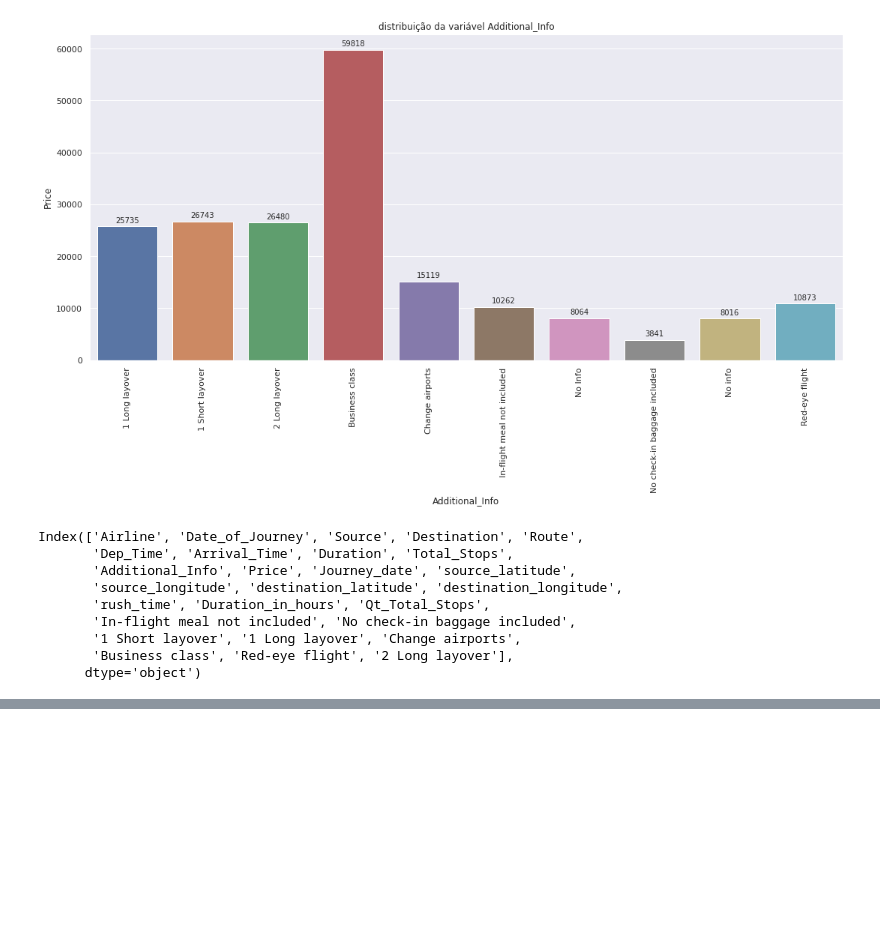
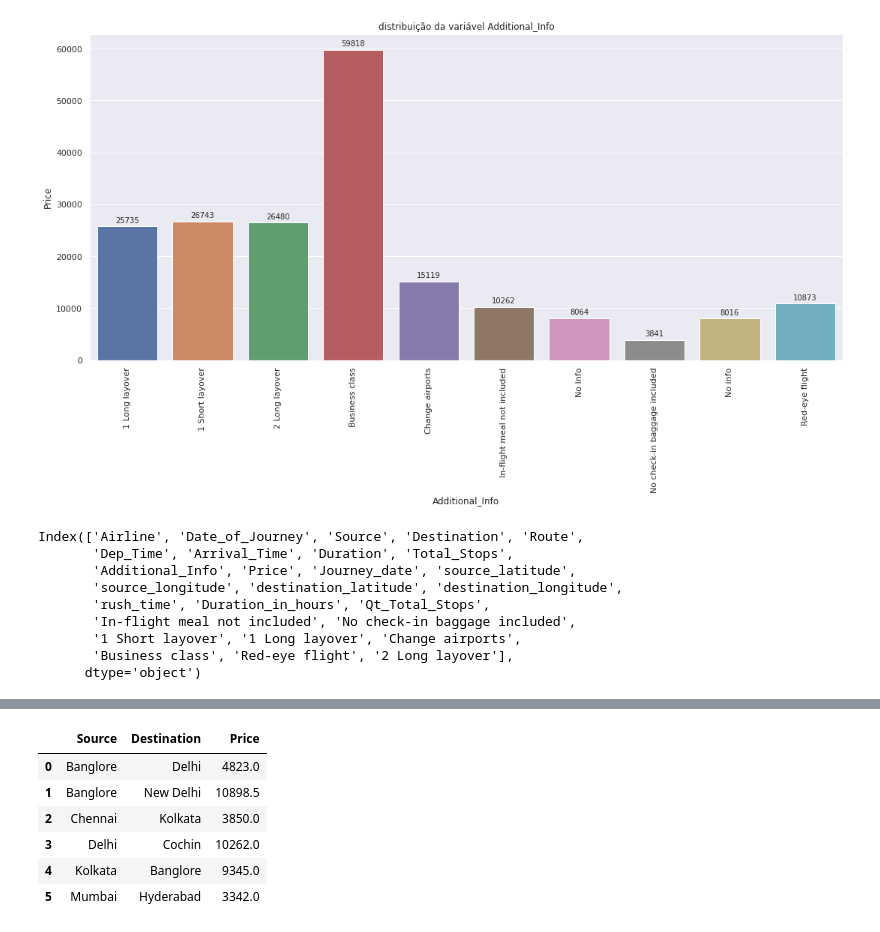
Before and after one commit to HedersonSantos/PredictFligthTicket, a Jupyter notebook: TransformersAndAnalysis.ipynb, the cells around one changed output, grey strips where cells are left out. Drawn from its saved outputs; the diff is of its cells as text; code cells hidden in the pictures; blank space fills up the shorter version.

```diff
--- a/TransformersAndAnalysis.ipynb
+++ b/TransformersAndAnalysis.ipynb
@@ -244,0 +248,10 @@ KeyError: ignored
+# %%
+dftrain[['Source', 'Destination','Price']].groupby(['Source', 'Destination'])['Price'].median().reset_index()
+# %% [output]
+|  | Source | Destination | Price |
+| 0 | Banglore | Delhi | 4823.0 |
+| 1 | Banglore | New Delhi | 10898.5 |
+| 2 | Chennai | Kolkata | 3850.0 |
+| 3 | Delhi | Cochin | 10262.0 |
+| 4 | Kolkata | Banglore | 9345.0 |
+| 5 | Mumbai | Hyderabad | 3342.0 |
```
Also changed, not shown: parts of 4 cells of this notebook.
